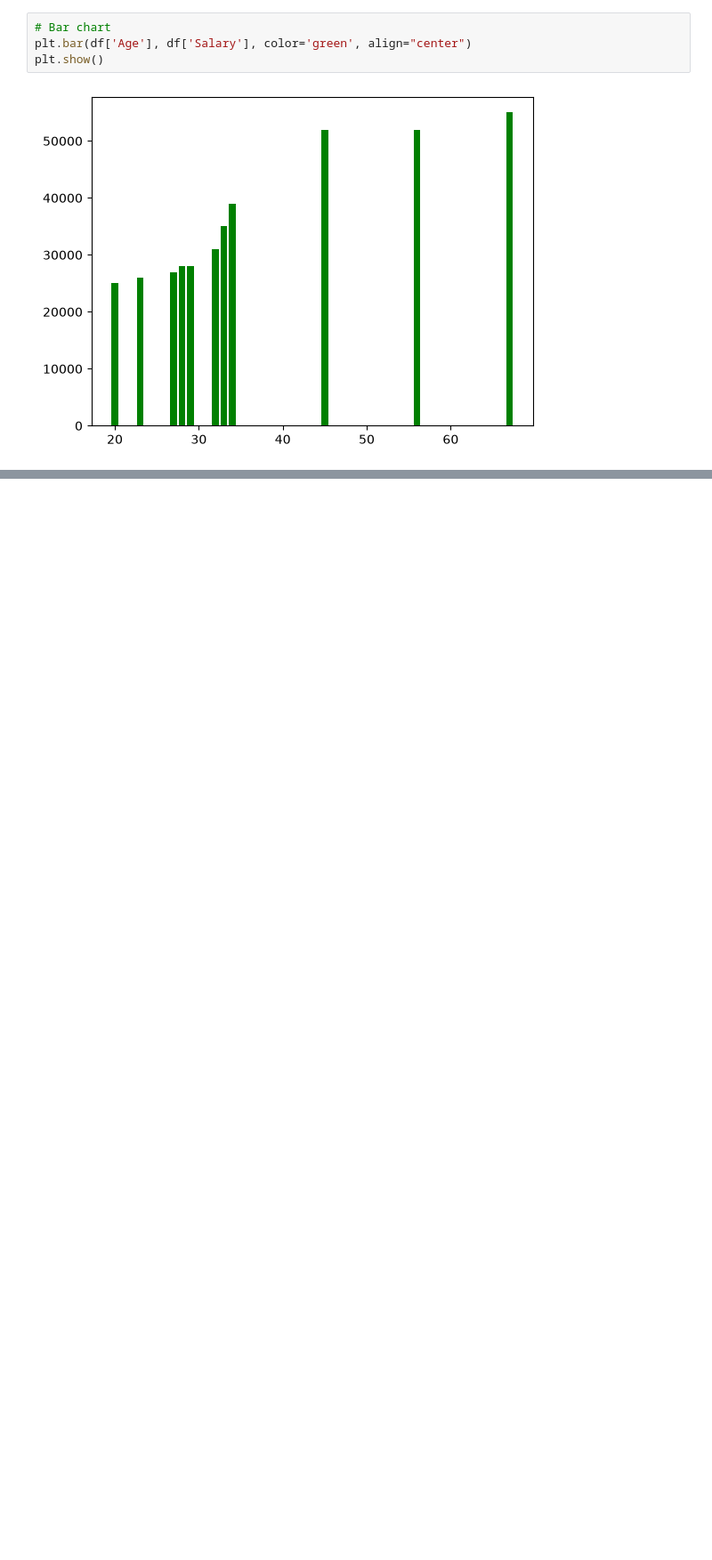
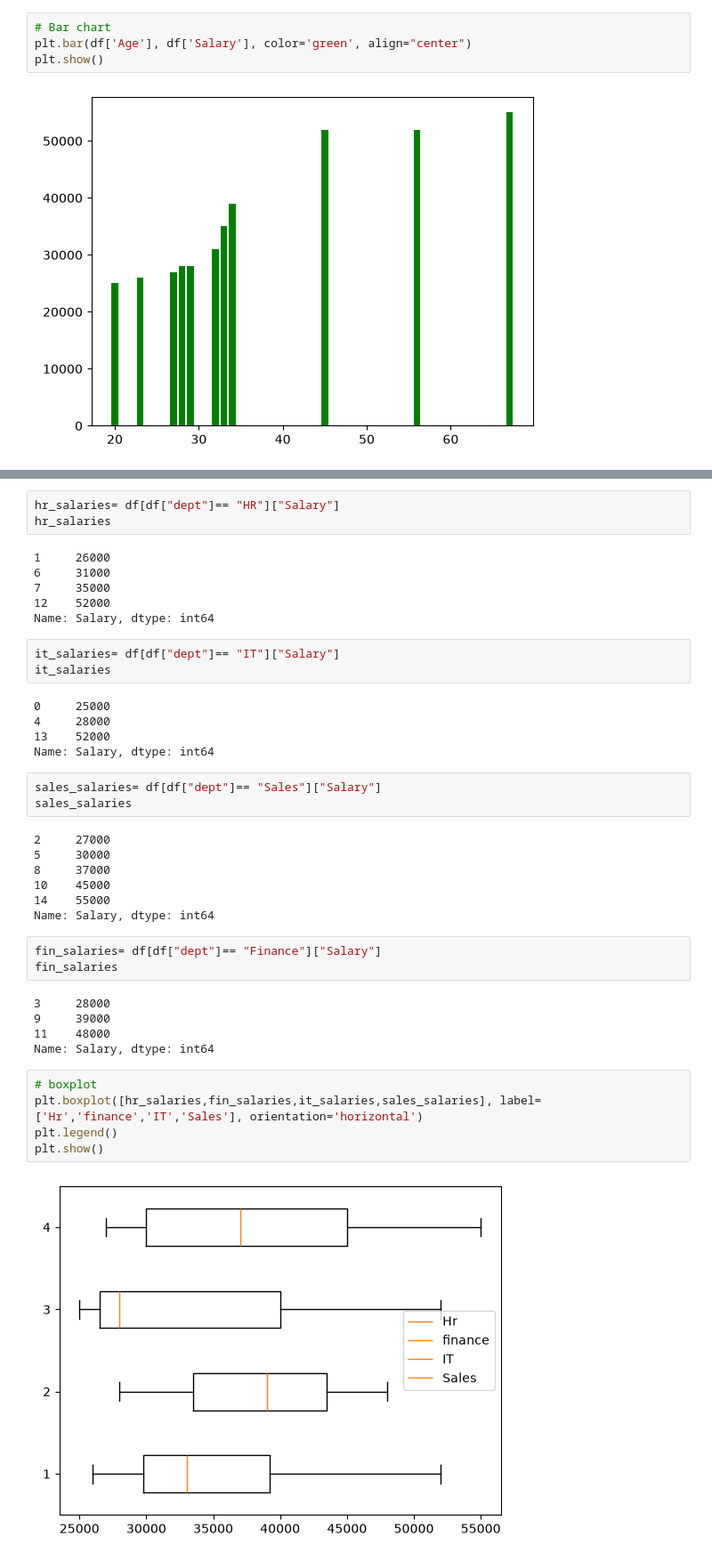
Before and after one commit to anojpradhan/learningDS, a Jupyter notebook: matplotlib.ipynb, the cells around one changed output, grey strips where cells are left out. Shown at 89% size. Saved outputs shown, nothing was run; the diff lists cells and outputs as text; blank space fills up the shorter version.

```diff
--- a/matplotlib.ipynb
+++ b/matplotlib.ipynb
@@ -108,0 +111,42 @@ plt.show()
+# %%
+hr_salaries= df[df["dept"]== "HR"]["Salary"]
+hr_salaries
+# %% [output]
+1     26000
+6     31000
+7     35000
+12    52000
+Name: Salary, dtype: int64
+# %%
+it_salaries= df[df["dept"]== "IT"]["Salary"]
+it_salaries
+# %% [output]
+0     25000
+4     28000
+13    52000
+Name: Salary, dtype: int64
+# %%
+sales_salaries= df[df["dept"]== "Sales"]["Salary"]
+sales_salaries
+# %% [output]
+2     27000
+5     30000
+8     37000
+10    45000
+14    55000
+Name: Salary, dtype: int64
+# %%
+fin_salaries= df[df["dept"]== "Finance"]["Salary"]
+fin_salaries
+# %% [output]
+3     28000
+9     39000
+11    48000
+Name: Salary, dtype: int64
+# %%
+# boxplot
+plt.boxplot([hr_salaries,fin_salaries,it_salaries,sales_salaries], label=['Hr','finance','IT','Sales'], orientation='horizontal')
+plt.legend()
+plt.show()
+# %% [output]
+[figure, added]
```
Also changed, not shown: parts of 4 cells of this notebook.
